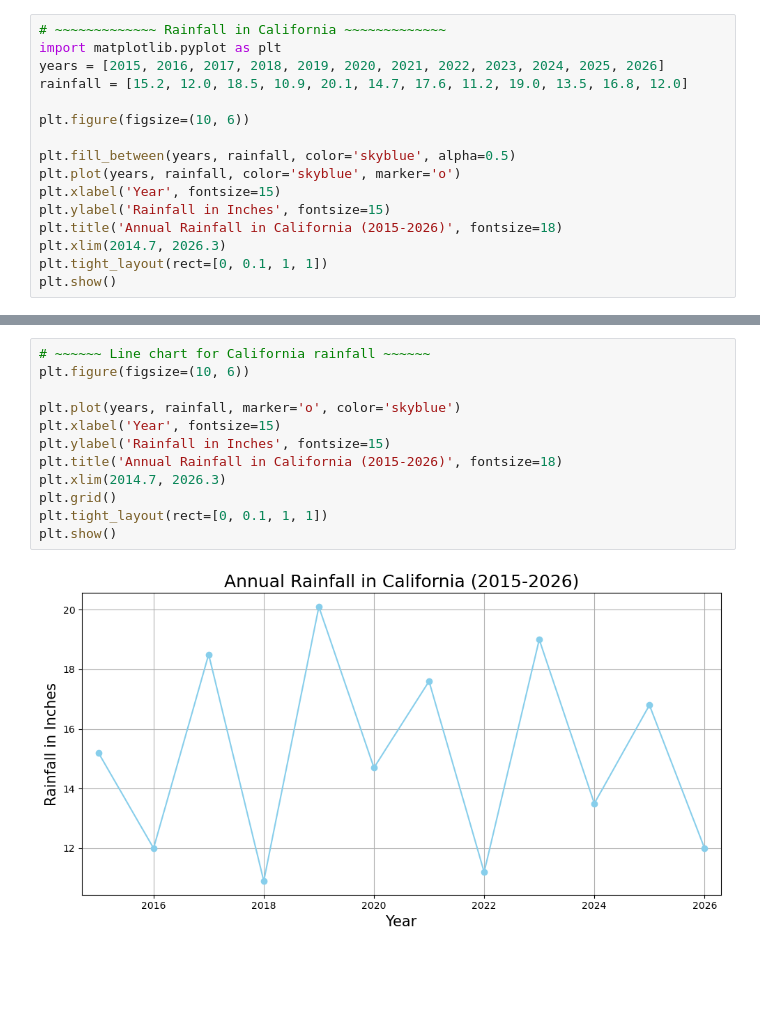
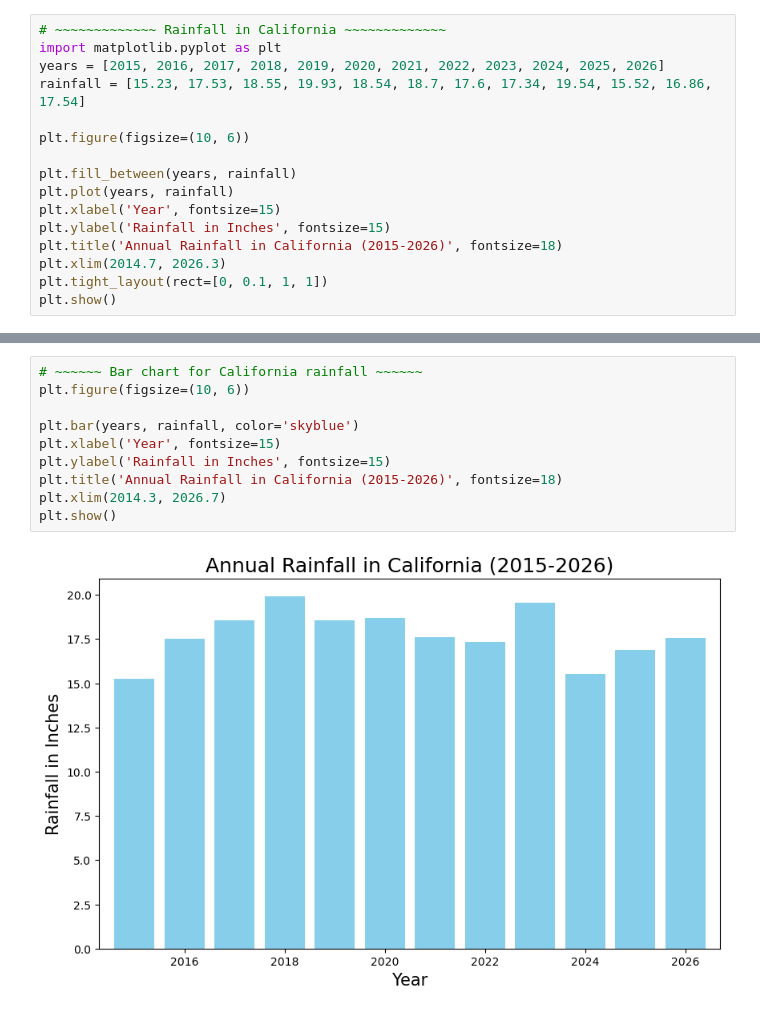
Before and after one commit to Youcheng9/Data-Visualization-Project-1, a Jupyter notebook: data4.ipynb, the cells around one changed output, grey strips where cells are left out. Saved outputs shown, nothing was run; the diff lists cells and outputs as text; blank space fills up the shorter version.

```diff
--- a/data4.ipynb
+++ b/data4.ipynb
@@ -2,12 +2,12 @@
 # ~~~~~~~~~~~~~ Rainfall in California ~~~~~~~~~~~~~
 import matplotlib.pyplot as plt
 years = [2015, 2016, 2017, 2018, 2019, 2020, 2021, 2022, 2023, 2024, 2025, 2026]
-rainfall = [15.2, 12.0, 18.5, 10.9, 20.1, 14.7, 17.6, 11.2, 19.0, 13.5, 16.8, 12.0]
+rainfall = [15.23, 17.53, 18.55, 19.93, 18.54, 18.7, 17.6, 17.34, 19.54, 15.52, 16.86, 17.54]
 
 plt.figure(figsize=(10, 6))
 
-plt.fill_between(years, rainfall, color='skyblue', alpha=0.5)
-plt.plot(years, rainfall, color='skyblue', marker='o')
+plt.fill_between(years, rainfall)
+plt.plot(years, rainfall)
 plt.xlabel('Year', fontsize=15)
 plt.ylabel('Rainfall in Inches', fontsize=15)
 plt.title('Annual Rainfall in California (2015-2026)', fontsize=18)
@@ -19,14 +19,12 @@ plt.show()
 # %%
-# ~~~~~~ Line chart for California rainfall ~~~~~~
+# ~~~~~~ Bar chart for California rainfall ~~~~~~
 plt.figure(figsize=(10, 6))
 
-plt.plot(years, rainfall, marker='o', color='skyblue')
+plt.bar(years, rainfall, color='skyblue')
 plt.xlabel('Year', fontsize=15)
 plt.ylabel('Rainfall in Inches', fontsize=15)
 plt.title('Annual Rainfall in California (2015-2026)', fontsize=18)
-plt.xlim(2014.7, 2026.3)
-plt.grid()
-plt.tight_layout(rect=[0, 0.1, 1, 1])
+plt.xlim(2014.3, 2026.7)
 plt.show()
 # %% [output]
-[figure, old version]
+[figure, new version]
```
Also changed, not shown: parts of 1 cell of this notebook, 3 other files.
